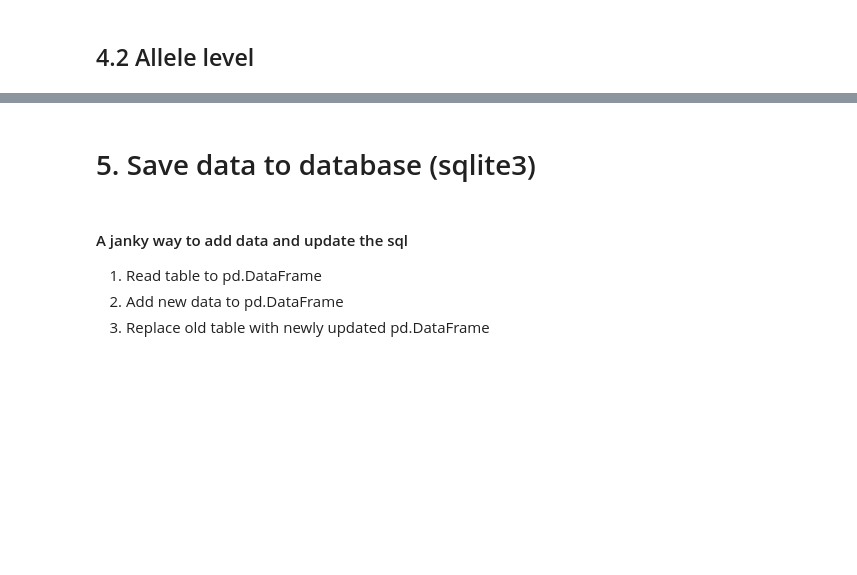
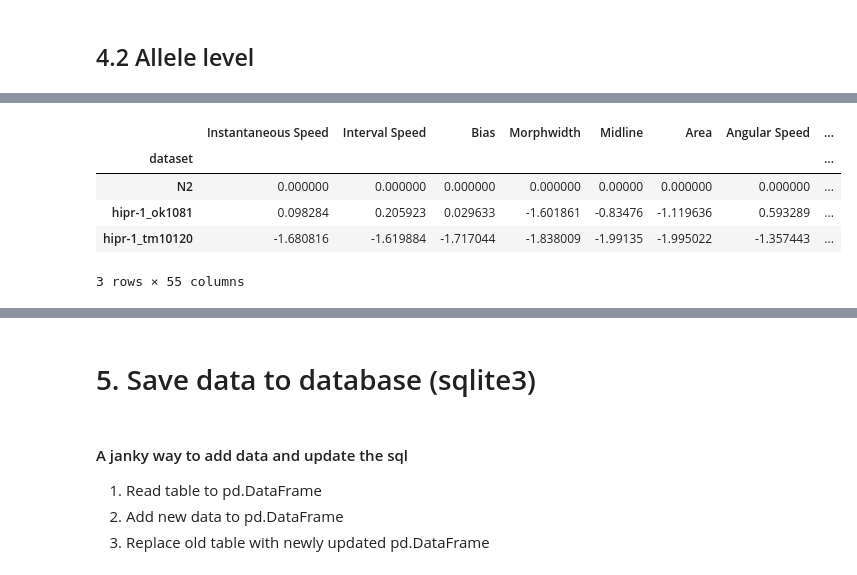
Before and after one commit to JosephLiangUBC/MWT_Dashboard, a Jupyter notebook: Step4_data_processing_for_db.ipynb, the cells around one changed output, grey strips where cells are left out. Saved outputs shown, nothing was run; the diff lists cells and outputs as text; code cells hidden in the pictures; blank space fills up the shorter version.

```diff
--- a/Step4_data_processing_for_db.ipynb
+++ b/Step4_data_processing_for_db.ipynb
@@ -739,0 +968,6 @@ PD_habituation_Tstats
+# %%
+warnings.filterwarnings('ignore')
+
+psa_tstats_allele = do_TTest("dataset", baseline="psa") # get sorted T-statistics DataFrame
+
+psa_tstats_allele.head()
@@ -887,0 +1227,9 @@ combined_Tstats_normalized_melted_allele.head()
+# %%
+combined_Tstats_psa_allele.head()
+# %% [output]
+|  | Instantaneous Speed | Interval Speed | Bias | Morphwidth | Midline | Area | Angular Speed | ... |
+| dataset |  |  |  |  |  |  |  | ... |
+| N2 | 0.000000 | 0.000000 | 0.000000 | 0.000000 | 0.00000 | 0.000000 | 0.000000 | ... |
+| hipr-1_ok1081 | 0.098284 | 0.205923 | 0.029633 | -1.601861 | -0.83476 | -1.119636 | 0.593289 | ... |
+| hipr-1_tm10120 | -1.680816 | -1.619884 | -1.717044 | -1.838009 | -1.99135 | -1.995022 | -1.357443 | ... |
+3 rows × 55 columns
```
Also changed, not shown: parts of 46 cells of this notebook.
